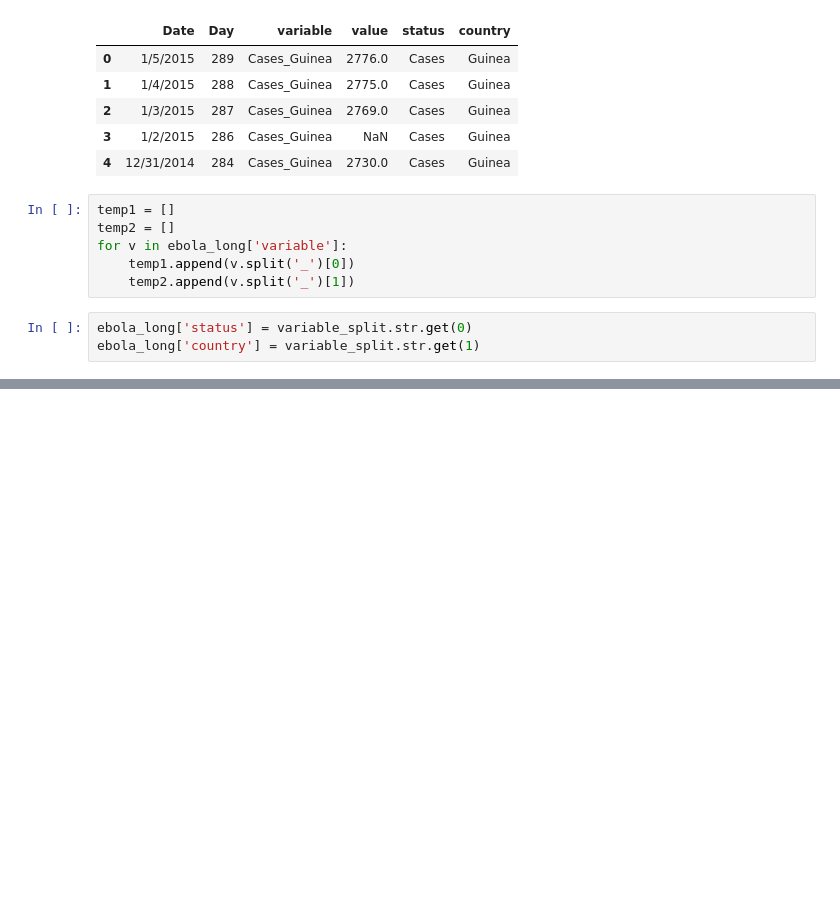
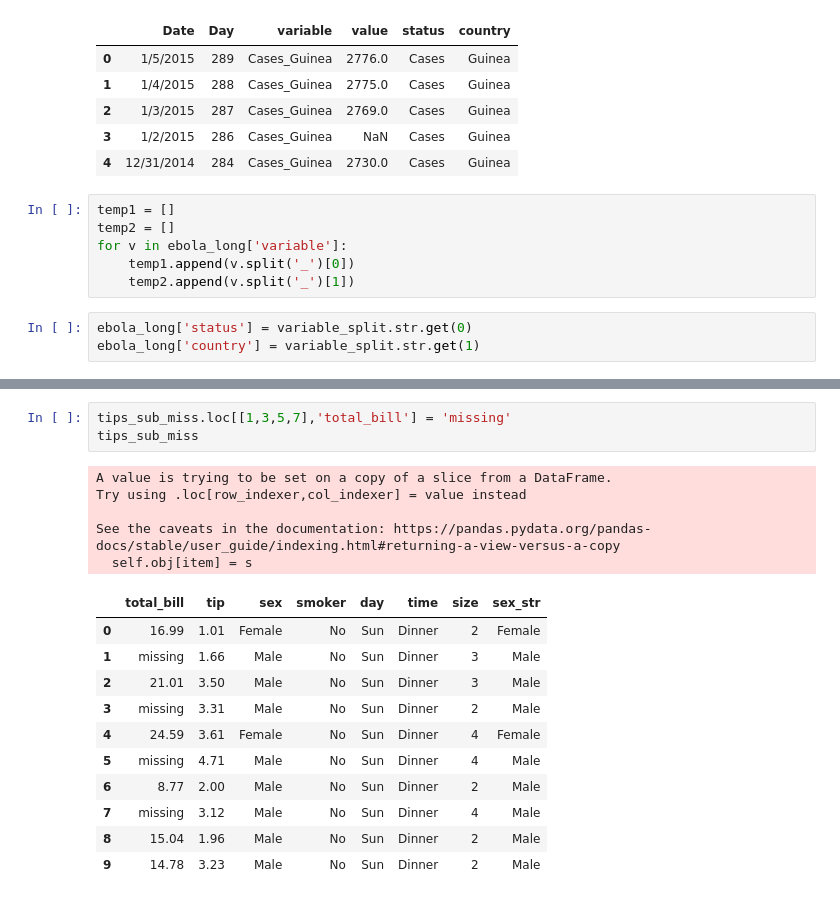
Before and after one commit to 0looo/Bigdata_python, a Jupyter notebook: numpy_pandas/do_it_pandas/do_it_pandas_1.ipynb, the cells around one changed output, grey strips where cells are left out. Saved outputs shown, nothing was run; the diff lists cells and outputs as text; blank space fills up the shorter version.

```diff
--- a/numpy_pandas/do_it_pandas/do_it_pandas_1.ipynb
+++ b/numpy_pandas/do_it_pandas/do_it_pandas_1.ipynb
@@ -1173,0 +1267,20 @@ ebola_long['country'] = variable_split.str.get(1)
+# %%
+tips_sub_miss.loc[[1,3,5,7],'total_bill'] = 'missing'
+tips_sub_miss
+# %% [output]
+A value is trying to be set on a copy of a slice from a DataFrame.
+Try using .loc[row_indexer,col_indexer] = value instead
+
+See the caveats in the documentation: https://pandas.pydata.org/pandas-docs/stable/user_guide/indexing.html#returning-a-view-versus-a-copy
+  self.obj[item] = s
+|  | total_bill | tip | sex | smoker | day | time | size | sex_str |
+| 0 | 16.99 | 1.01 | Female | No | Sun | Dinner | 2 | Female |
+| 1 | missing | 1.66 | Male | No | Sun | Dinner | 3 | Male |
+| 2 | 21.01 | 3.50 | Male | No | Sun | Dinner | 3 | Male |
+| 3 | missing | 3.31 | Male | No | Sun | Dinner | 2 | Male |
+| 4 | 24.59 | 3.61 | Female | No | Sun | Dinner | 4 | Female |
+| 5 | missing | 4.71 | Male | No | Sun | Dinner | 4 | Male |
+| 6 | 8.77 | 2.00 | Male | No | Sun | Dinner | 2 | Male |
+| 7 | missing | 3.12 | Male | No | Sun | Dinner | 4 | Male |
+| 8 | 15.04 | 1.96 | Male | No | Sun | Dinner | 2 | Male |
+| 9 | 14.78 | 3.23 | Male | No | Sun | Dinner | 2 | Male |
```
Also changed, not shown: parts of 111 cells of this notebook.
